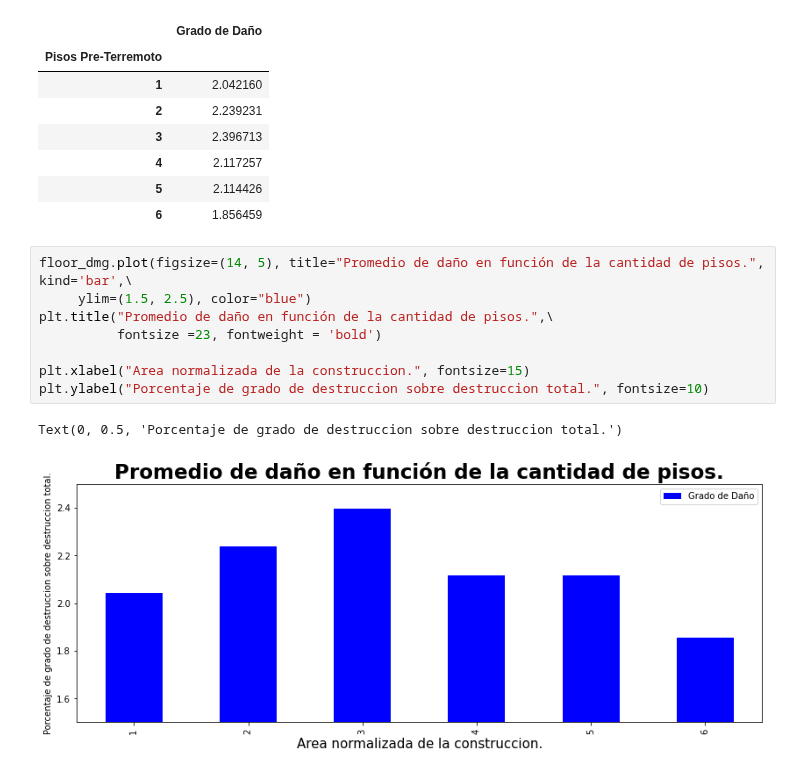
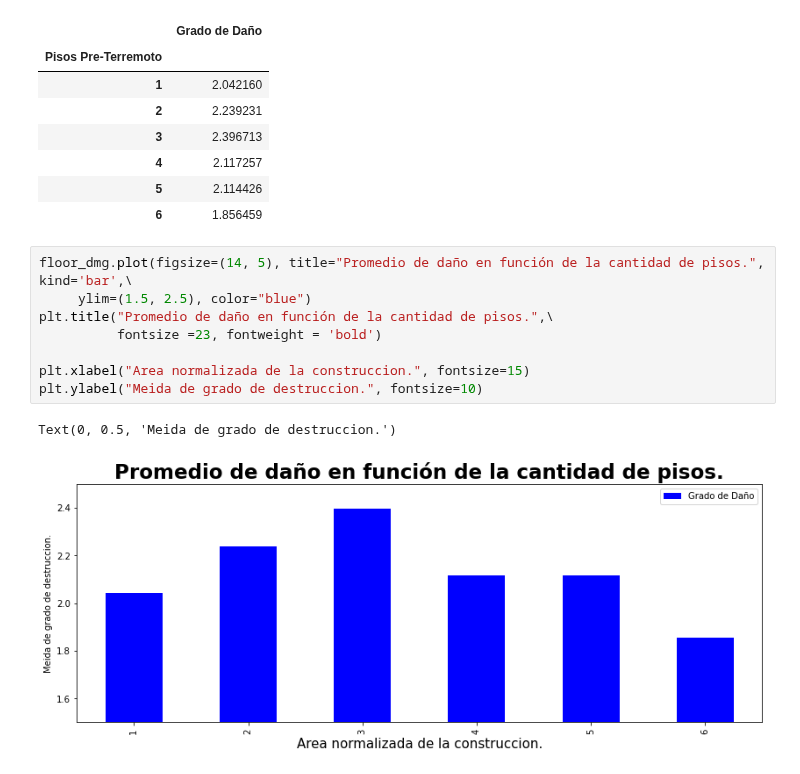
Before and after one commit to joaquinfontela/OrganizacionDeDatos-TP1, a Jupyter notebook: src/Floors.ipynb, the cells around one changed output. Cells and saved outputs as stored; diff of their text form.

```diff
--- a/src/Floors.ipynb
+++ b/src/Floors.ipynb
@@ -93,11 +93,11 @@ floor_dmg
 # %%
 floor_dmg.plot(figsize=(14, 5), title="Promedio de daño en función de la cantidad de pisos.", kind='bar',\
      ylim=(1.5, 2.5), color="blue")
 plt.title("Promedio de daño en función de la cantidad de pisos.",\
           fontsize =23, fontweight = 'bold')
 
 plt.xlabel("Area normalizada de la construccion.", fontsize=15)
-plt.ylabel("Porcentaje de grado de destruccion sobre destruccion total.", fontsize=10)
+plt.ylabel("Meida de grado de destruccion.", fontsize=10)
 # %% [output]
-Text(0, 0.5, 'Porcentaje de grado de destruccion sobre destruccion total.')
+Text(0, 0.5, 'Meida de grado de destruccion.')
-[figure, old version]
+[figure, new version]
```
Also changed, not shown: 5 other files.
